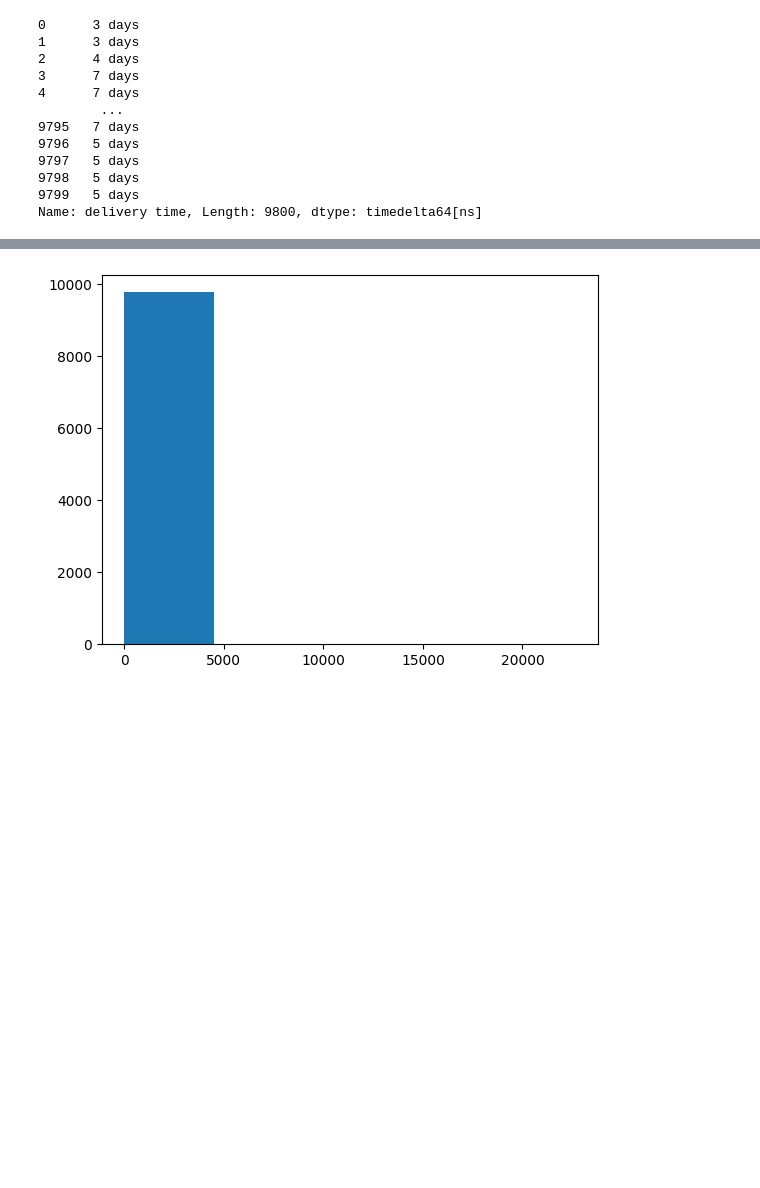
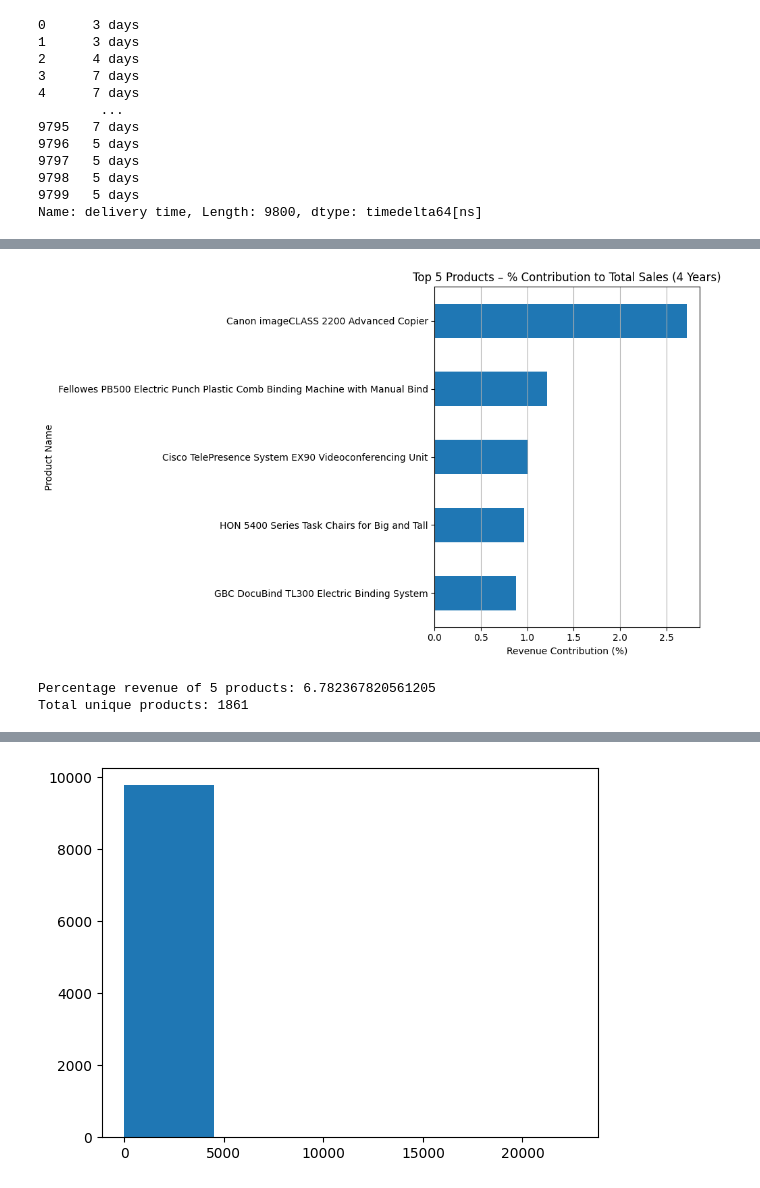
Before and after one commit to Manikanta-18/Super-Store-Sales-Forecast, a Jupyter notebook: Super_Store_Sales_forecast.ipynb, the cells around one changed output, grey strips where cells are left out. Drawn from its saved outputs; the diff is of its cells as text; code cells hidden in the pictures; blank space fills up the shorter version.

Commit message:
Added remaining columns visualizations

```diff
--- a/Super_Store_Sales_forecast.ipynb
+++ b/Super_Store_Sales_forecast.ipynb
@@ -237 +237,35 @@ Standard Class   4 days 23:51:04.304694419
 Name: delivery time, dtype: timedelta64[ns]
+# %%
+# Ensure datetime
+df['Order Date'] = pd.to_datetime(df['Order Date'])
+
+# Total sales across all products and all 4 years
+total_sales_all = df['Sales'].sum()
+
+# Top 5 products by total sales (4 years)
+top5_sales = (
+    df.groupby('Product Name')['Sales']
+      .sum()
+      .sort_values(ascending=False)
+      .head(5)
+)
+
+# Percentage contribution to total sales (all products, all years)
+top5_percentage = (top5_sales / total_sales_all) * 100
+
+plt.figure(figsize=(10, 6))
+top5_percentage.sort_values().plot(kind='barh')
+
+plt.title('Top 5 Products – % Contribution to Total Sales (4 Years)')
+plt.xlabel('Revenue Contribution (%)')
+plt.ylabel('Product Name')
+plt.grid(axis='x')
+plt.tight_layout()
+plt.show()
+# %% [output]
+[figure, added]
+# %%
+print(f"Percentage revenue of 5 products: {top5_percentage.sum()}\nTotal unique products: {df['Product ID'].nunique()}")
+# %% [output]
+Percentage revenue of 5 products: 6.782367820561205
+Total unique products: 1861
```
Also changed, not shown: parts of 3 cells of this notebook.
